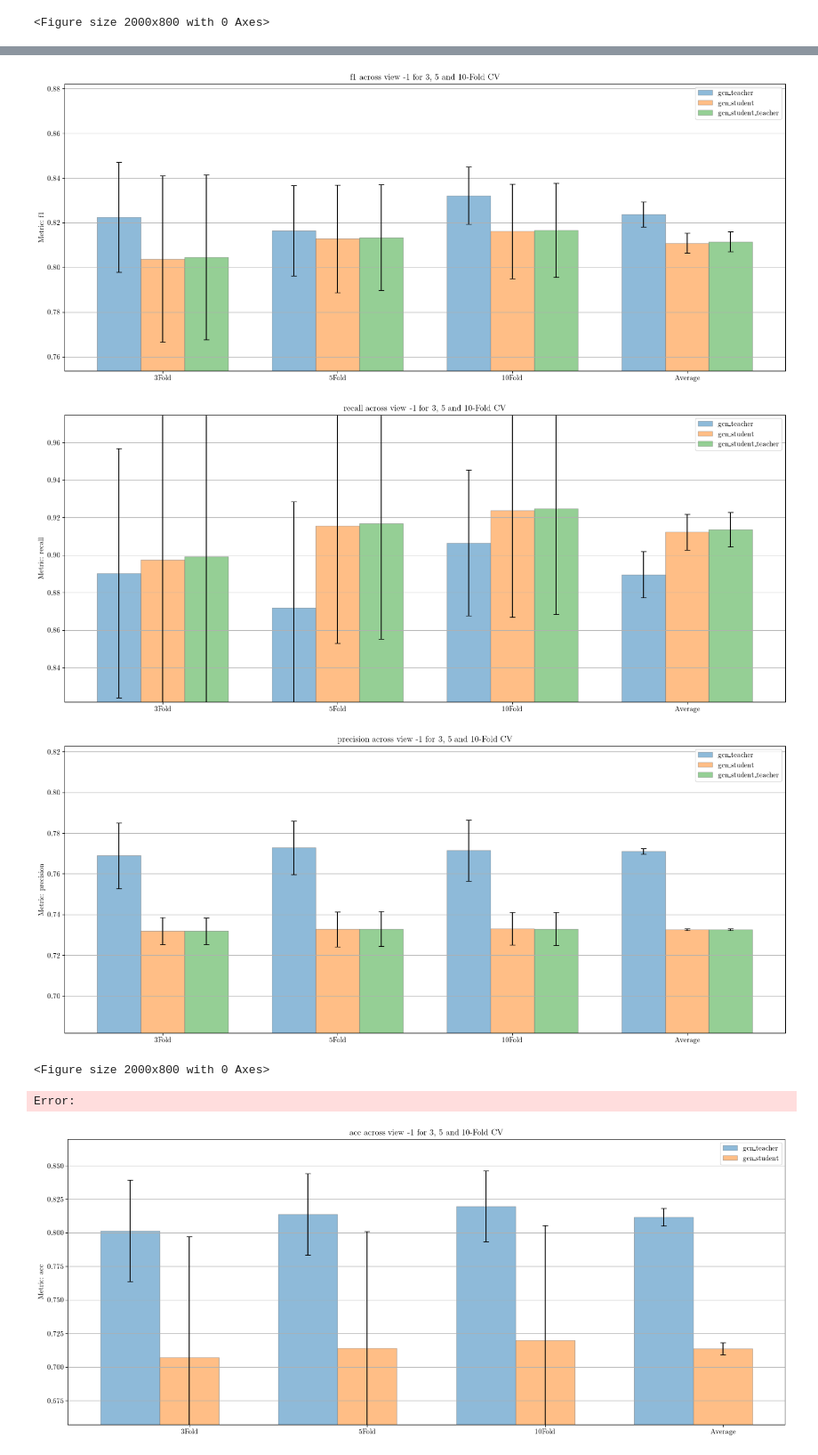
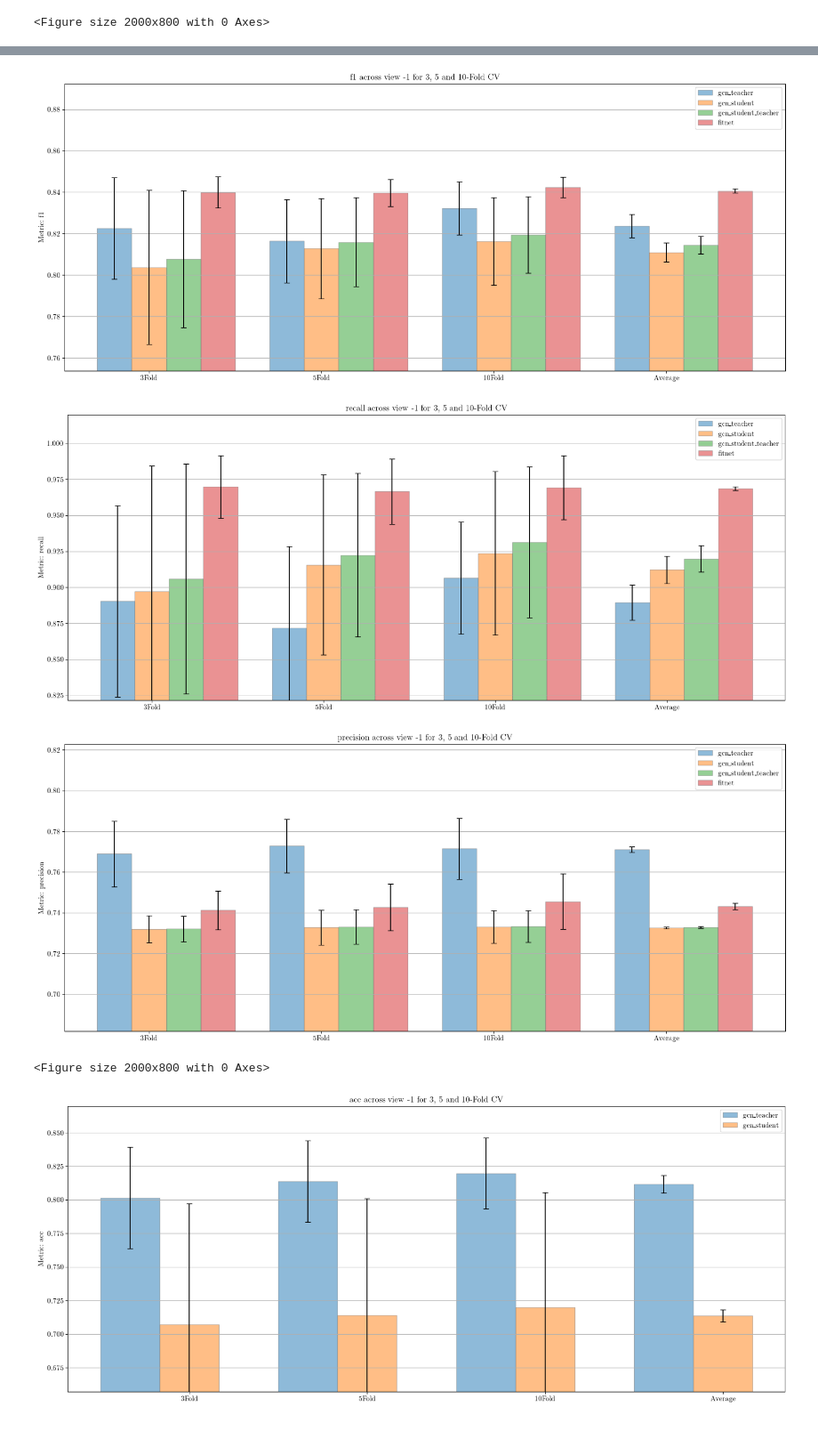
Before and after one commit to LorenzoStigliano/thesis-imperial, a Jupyter notebook: src/notebooks/study_medMNIST.ipynb, the cells around one changed output, grey strips where cells are left out. Shown at 89% size. Cells and saved outputs as stored; diff of their text form; code cells hidden in the pictures; blank space fills up the shorter version.

```diff
--- a/src/notebooks/study_medMNIST.ipynb
+++ b/src/notebooks/study_medMNIST.ipynb
@@ -63,11 +66,11 @@ plot_bar_chart_reproducibility_mulitple_runs(dataset, views, models, CV, runs, s
 [figure]
 <Figure size 2000x800 with 0 Axes>
 # %%
-model_args = [gcn_BreastMNIST_args, gcn_student_BreastMNIST_args, gcn_student_BreastMNIST_args]
+model_args = [gcn_BreastMNIST_args, gcn_student_BreastMNIST_args, gcn_student_BreastMNIST_args, gcn_fitnet_student_BreastMNIST_args]
 
 for view in [-1]:
-    plot_bar_chart_metric_multiple_runs(dataset="BreastMNIST", view=view, models=["gcn", "gcn_student", "gcn_student_teacher"], CV=["3Fold", "5Fold", "10Fold"], runs=[i for i in range(10)], metric="acc", model_args=model_args, dataset_split="val", analysis_type="model_assessment", save_fig=False)
-    plot_bar_chart_metric_multiple_runs(dataset="BreastMNIST", view=view, models=["gcn", "gcn_student", "gcn_student_teacher"], CV=["3Fold", "5Fold", "10Fold"], runs=[i for i in range(10)], metric="f1", model_args=model_args,dataset_split="val", analysis_type="model_assessment", save_fig=False)
-    plot_bar_chart_metric_multiple_runs(dataset="BreastMNIST", view=view, models=["gcn", "gcn_student", "gcn_student_teacher"], CV=["3Fold", "5Fold", "10Fold"], runs=[i for i in range(10)], metric="recall", model_args=model_args, dataset_split="val", analysis_type="model_assessment", save_fig=False)
-    plot_bar_chart_metric_multiple_runs(dataset="BreastMNIST", view=view, models=["gcn", "gcn_student", "gcn_student_teacher"], CV=["3Fold", "5Fold", "10Fold"], runs=[i for i in range(10)], metric="precision", model_args=model_args, dataset_split="val", analysis_type="model_assessment", save_fig=False)
+    plot_bar_chart_metric_multiple_runs(dataset="BreastMNIST", view=view, models=["gcn", "gcn_student", "gcn_student_teacher", "fitnet"], CV=["3Fold", "5Fold", "10Fold"], runs=[i for i in range(10)], metric="acc", model_args=model_args, dataset_split="val", analysis_type="model_assessment", save_fig=False)
+    plot_bar_chart_metric_multiple_runs(dataset="BreastMNIST", view=view, models=["gcn", "gcn_student", "gcn_student_teacher", "fitnet"], CV=["3Fold", "5Fold", "10Fold"], runs=[i for i in range(10)], metric="f1", model_args=model_args,dataset_split="val", analysis_type="model_assessment", save_fig=False)
+    plot_bar_chart_metric_multiple_runs(dataset="BreastMNIST", view=view, models=["gcn", "gcn_student", "gcn_student_teacher", "fitnet"], CV=["3Fold", "5Fold", "10Fold"], runs=[i for i in range(10)], metric="recall", model_args=model_args, dataset_split="val", analysis_type="model_assessment", save_fig=False)
+    plot_bar_chart_metric_multiple_runs(dataset="BreastMNIST", view=view, models=["gcn", "gcn_student", "gcn_student_teacher", "fitnet"], CV=["3Fold", "5Fold", "10Fold"], runs=[i for i in range(10)], metric="precision", model_args=model_args, dataset_split="val", analysis_type="model_assessment", save_fig=False)
 # %% [output]
@@ -75,8 +78,7 @@ for view in [-1]:
-[figure, old version]
+[figure, new version]
-[figure, old version]
+[figure, new version]
-[figure, old version]
+[figure, new version]
 <Figure size 2000x800 with 0 Axes>
-Error:
 # %%
 model_args = [gcn_PneumoniaMNIST_args, gcn_student_PneumoniaMNIST_args]
 
```
Also changed, not shown: parts of 3 cells of this notebook, 13 other files.
